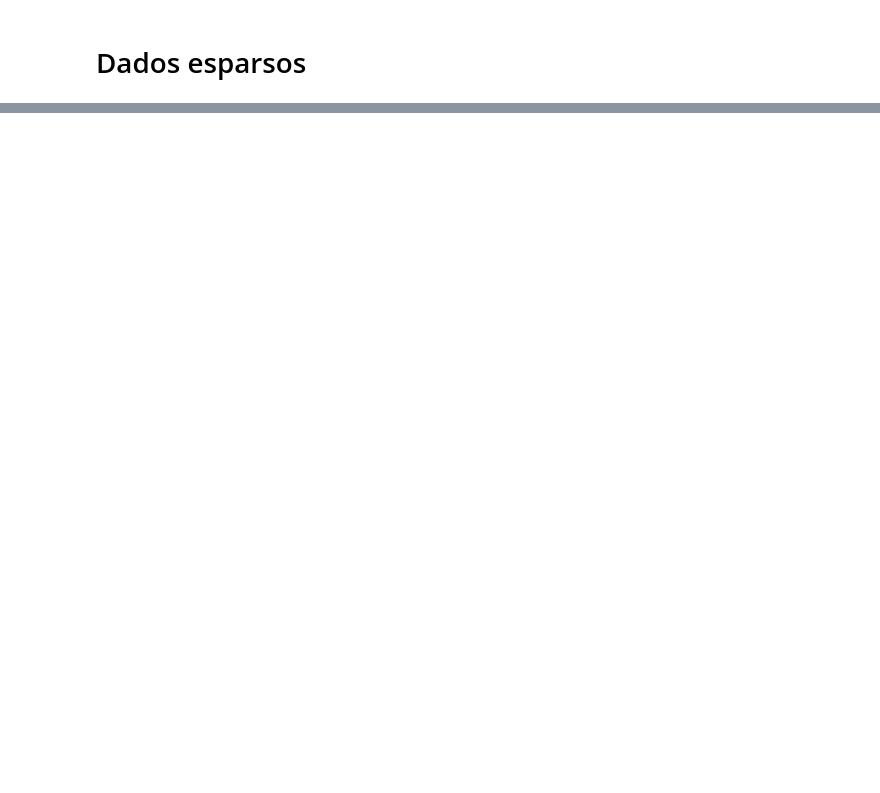
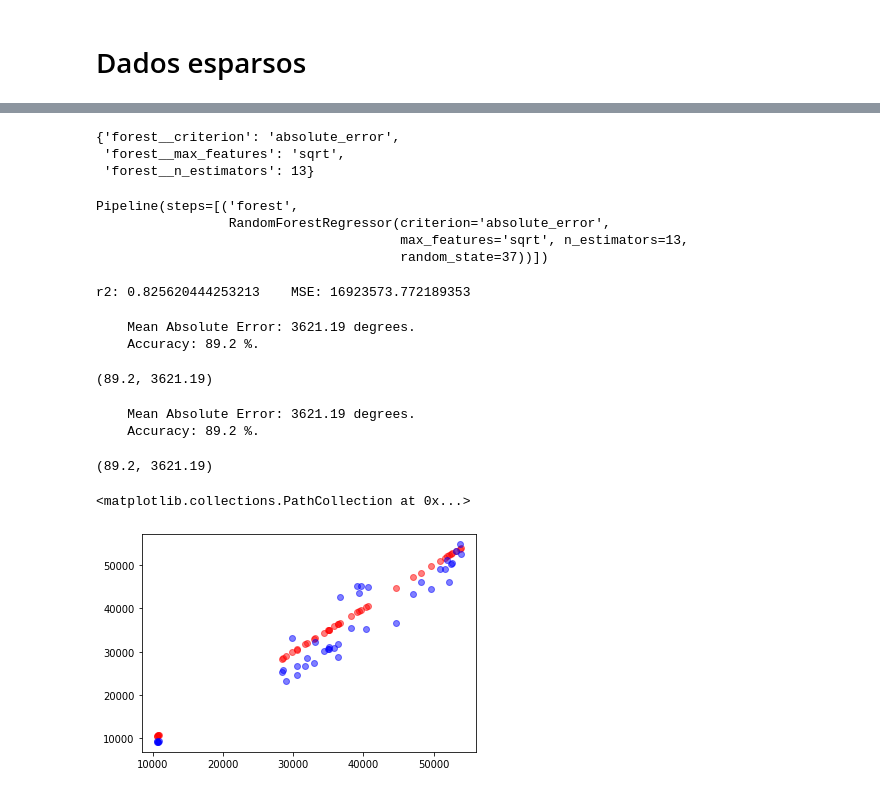
Before and after one commit to DuduSouzaVeiga/SparseData, a Jupyter notebook: SparseData.ipynb, the cells around one changed output, grey strips where cells are left out. Drawn from its saved outputs; the diff is of its cells as text; code cells hidden in the pictures; blank space fills up the shorter version.

```diff
--- a/SparseData.ipynb
+++ b/SparseData.ipynb
@@ -878,0 +1036,21 @@ df_Sparse = df_Sparse.drop(['DestZoneNo', 'Path_UnloadedTime', 'Path_UnloadedSpe
+# %%
+search_paramns = [{
+    'forest__criterion': ["squared_error", "absolute_error"],
+    'forest__n_estimators': list(range(1, 20, 1)),
+    'forest__max_features': ["sqrt", "log2"]
+}]
+
+pipe = Pipeline([
+    ('forest', forrest_model_reg)
+])
+
+search = GridSearchCV(estimator=pipe,
+                     param_grid=search_paramns,
+                     cv=5,
+                     return_train_score=True)
+
+X_train, X_test, y_train, y_test = train_test_split(X, y, test_size=0.3, shuffle=False)
+# %%
+%%time
+search.fit(X_train, y_train)
+search.cv_results_
@@ -878,0 +1115,43 @@ df_Sparse = df_Sparse.drop(['DestZoneNo', 'Path_UnloadedTime', 'Path_UnloadedSpe
+# %%
+search.best_params_
+# %% [output]
+{'forest__criterion': 'absolute_error',
+ 'forest__max_features': 'sqrt',
+ 'forest__n_estimators': 13}
+# %%
+search.best_estimator_
+# %% [output]
+Pipeline(steps=[('forest',
+                 RandomForestRegressor(criterion='absolute_error',
+                                       max_features='sqrt', n_estimators=13,
+                                       random_state=37))])
+# %%
+y_pred = search.predict(X_test)
+
+r2_score = forrest_model_reg.score(X_test, y_test)
+mse = mean_squared_error(y_test, y_pred)
+print(f'r2: {r2_score}    MSE: {mse}')
+# %% [output]
+r2: 0.825620444253213    MSE: 16923573.772189353
+# %%
+print_results(y_pred, y_test)
+# %% [output]
+    Mean Absolute Error: 3621.19 degrees.
+    Accuracy: 89.2 %.
+(89.2, 3621.19)
+# %%
+forrest_model_reg = RandomForestRegressor(n_estimators = 13,criterion='absolute_error',max_features= 'sqrt', random_state=37)
+forrest_model_reg.fit(X_train, y_train)
+
+forrest_predictions = forrest_model_reg.predict(X_test)
+print_results(forrest_predictions, y_test)
+# %% [output]
+    Mean Absolute Error: 3621.19 degrees.
+    Accuracy: 89.2 %.
+(89.2, 3621.19)
+# %%
+plt.scatter(y_test, y_test, c='red', alpha=0.5)
+plt.scatter(y_test, forrest_predictions, c='blue', alpha=0.5)
+# %% [output]
+<matplotlib.collections.PathCollection at 0x...>
+[figure, added]
```
Also changed, not shown: parts of 71 cells of this notebook.
